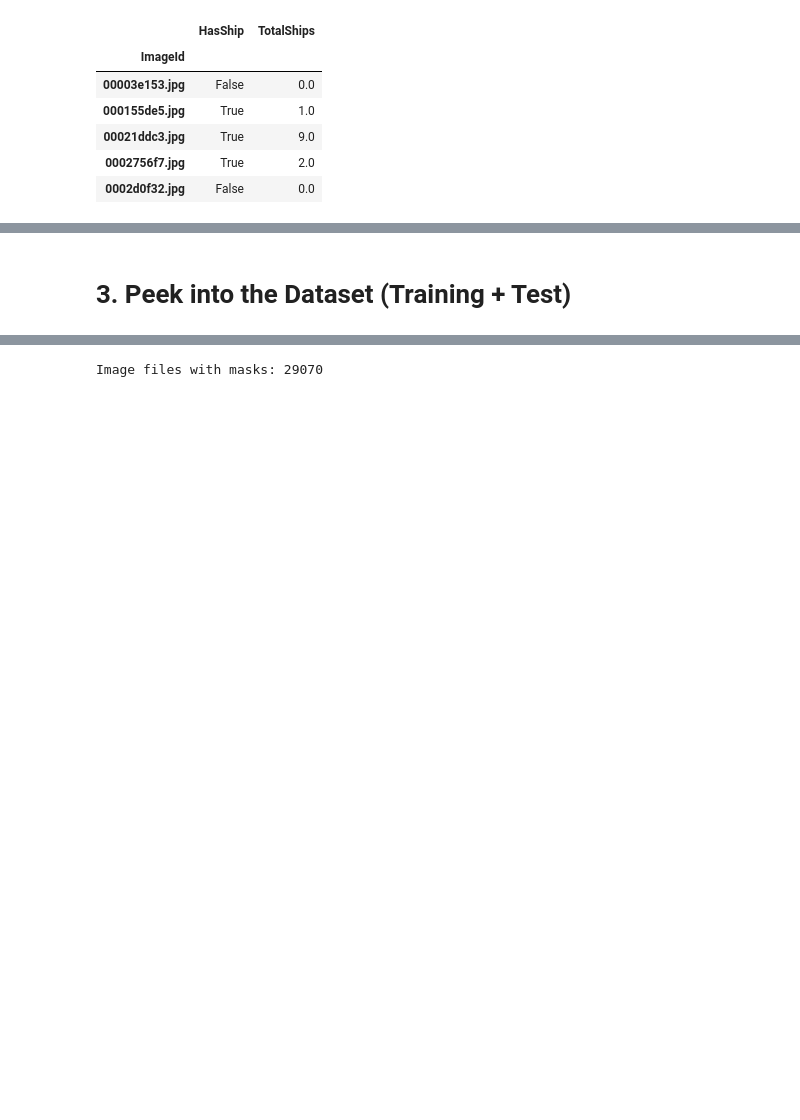
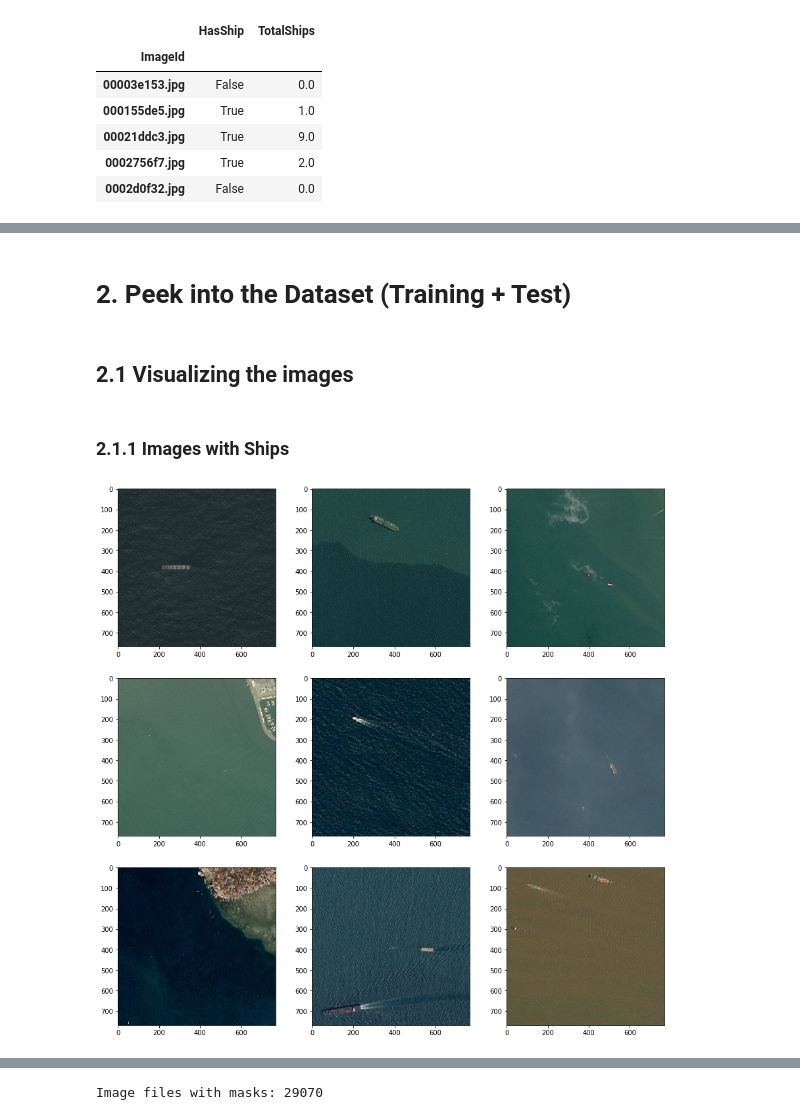
Before and after one commit to kevin5k/CE7454_2018_Project_Group11, a Jupyter notebook: data_preprocess/data_exploration.ipynb, the cells around one changed output, grey strips where cells are left out. Saved outputs shown, nothing was run; the diff lists cells and outputs as text; code cells hidden in the pictures; blank space fills up the shorter version.

Commit message:
Update data_preprocessing to v1.2 and upload supporting files

```diff
--- a/data_preprocess/data_exploration.ipynb
+++ b/data_preprocess/data_exploration.ipynb
@@ -89,2 +120,18 @@ trainlabel_load_ship.head(5)
 # %% [markdown]
-# 3. Peek into the Dataset (Training + Test)
+# 2. Peek into the Dataset (Training + Test)
+# %% [markdown]
+## 2.1   Visualizing the images
+# %% [markdown]
+### 2.1.1   Images with Ships
+# %%
+train_sample = masks_data[~masks_data.EncodedPixels.isna()].sample(9)
+#randomly choose 9 pics from train images with ships
+fig, axes = plt.subplots(3, 3, figsize=(15,15))
+for i, image_id in enumerate(train_sample.ImageId):
+    col = i % 3
+    row = i // 3
+    img = imread(f'../train/{image_id}')
+    axes[row, col].axis('on')
+    axes[row, col].imshow(img)
+# %% [output]
+[figure, added]
```
Also changed, not shown: parts of 41 cells of this notebook, 1 other file.
